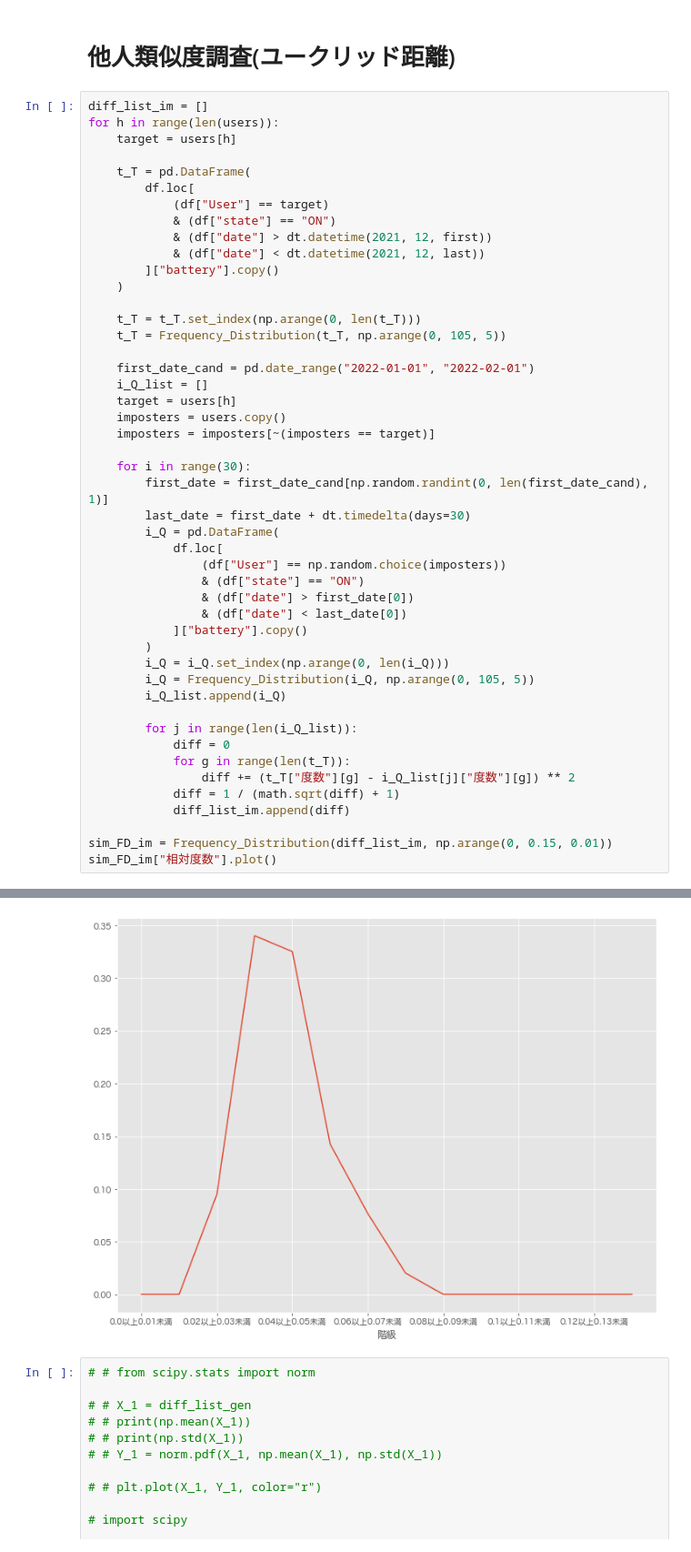
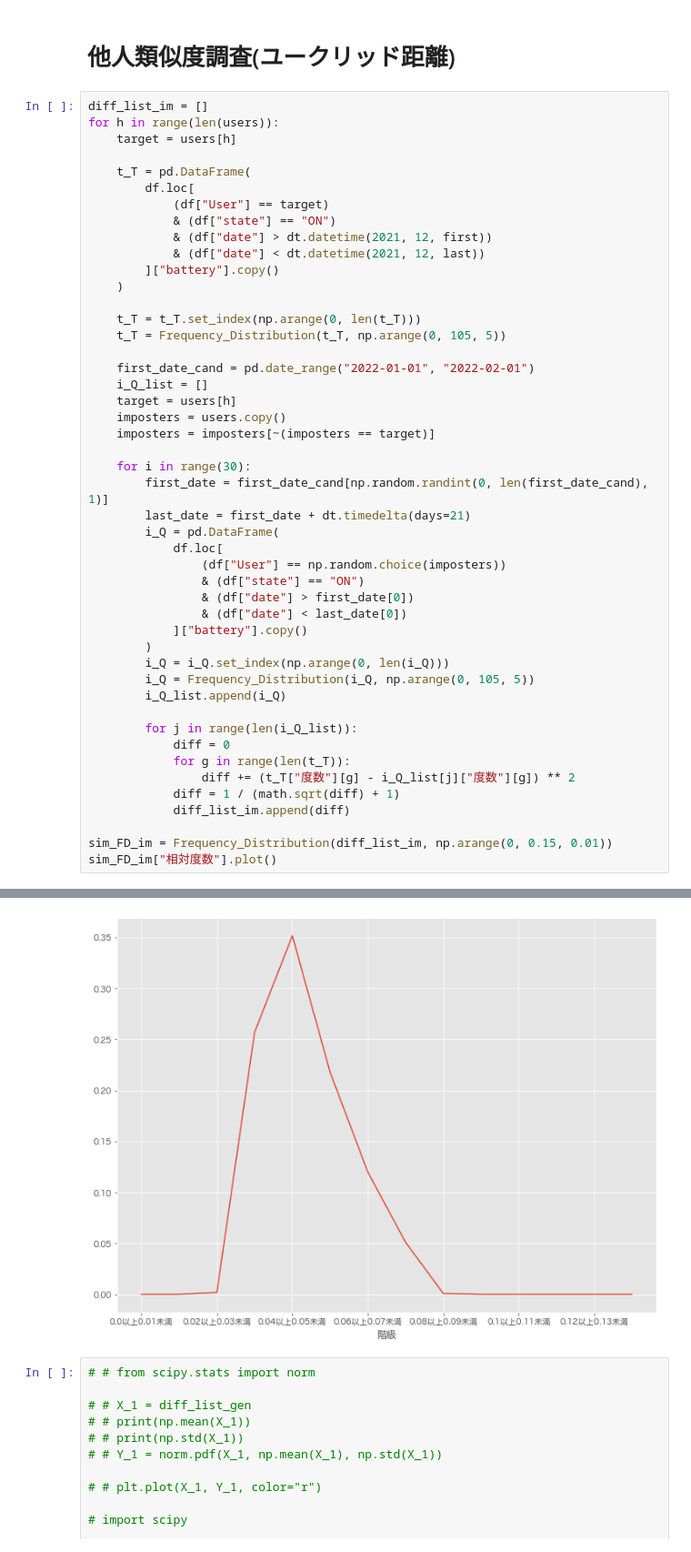
Before and after one commit to Isshin-Py-Sw-La-Me/Portfolio, a Jupyter notebook: bs_6.ipynb, the cells around one changed output, grey strips where cells are left out. Shown at 91% size. Drawn from its saved outputs; the diff is of its cells as text.

```diff
--- a/bs_6.ipynb
+++ b/bs_6.ipynb
@@ -178,35 +178,35 @@ for h in range(len(users)):
     i_Q_list = []
     target = users[h]
     imposters = users.copy()
     imposters = imposters[~(imposters == target)]
 
     for i in range(30):
         first_date = first_date_cand[np.random.randint(0, len(first_date_cand), 1)]
-        last_date = first_date + dt.timedelta(days=30)
+        last_date = first_date + dt.timedelta(days=21)
         i_Q = pd.DataFrame(
             df.loc[
                 (df["User"] == np.random.choice(imposters))
                 & (df["state"] == "ON")
                 & (df["date"] > first_date[0])
                 & (df["date"] < last_date[0])
             ]["battery"].copy()
         )
         i_Q = i_Q.set_index(np.arange(0, len(i_Q)))
         i_Q = Frequency_Distribution(i_Q, np.arange(0, 105, 5))
         i_Q_list.append(i_Q)
 
         for j in range(len(i_Q_list)):
             diff = 0
             for g in range(len(t_T)):
                 diff += (t_T["度数"][g] - i_Q_list[j]["度数"][g]) ** 2
             diff = 1 / (math.sqrt(diff) + 1)
             diff_list_im.append(diff)
 
 sim_FD_im = Frequency_Distribution(diff_list_im, np.arange(0, 0.15, 0.01))
 sim_FD_im["相対度数"].plot()
 # %% [output]
 <AxesSubplot:xlabel='階級'>
-[figure, old version]
+[figure, new version]
 # %%
 # # from scipy.stats import norm
 
```
Also changed, not shown: parts of 5 cells of this notebook.
